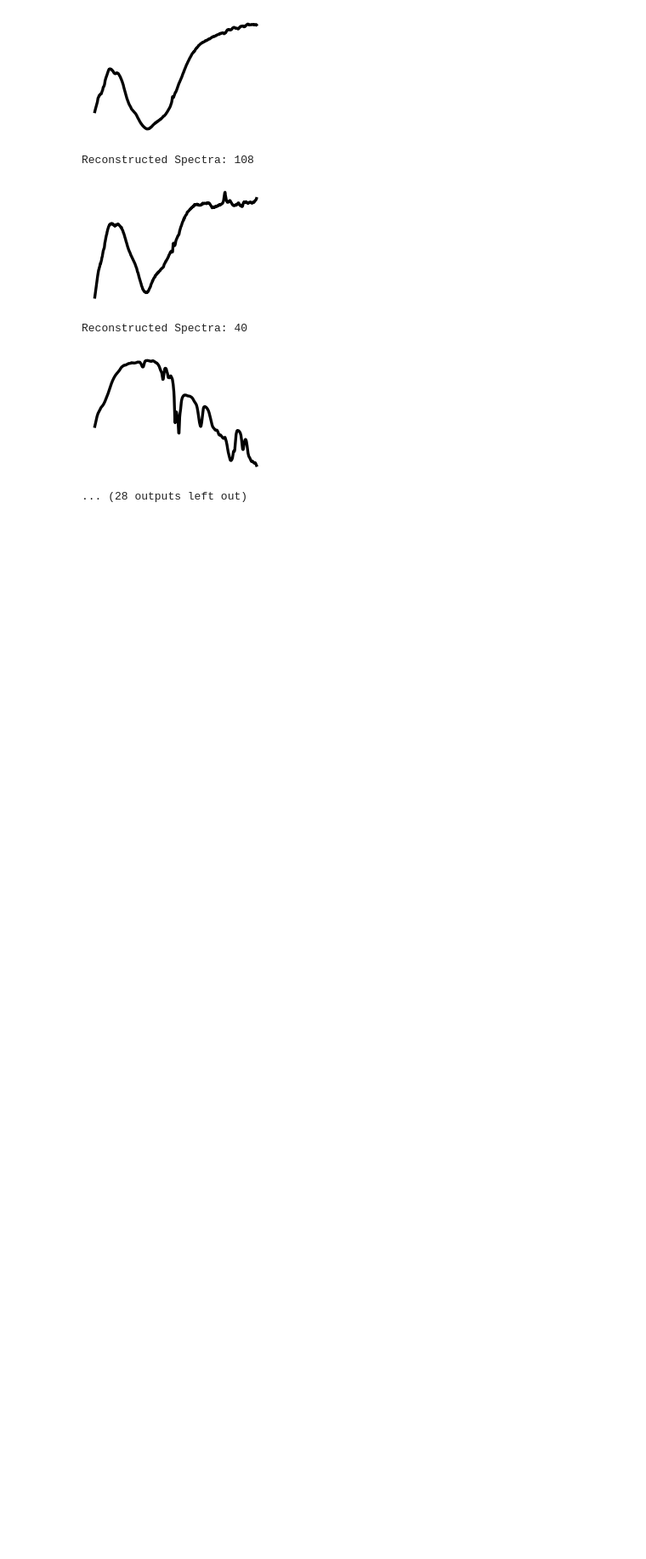
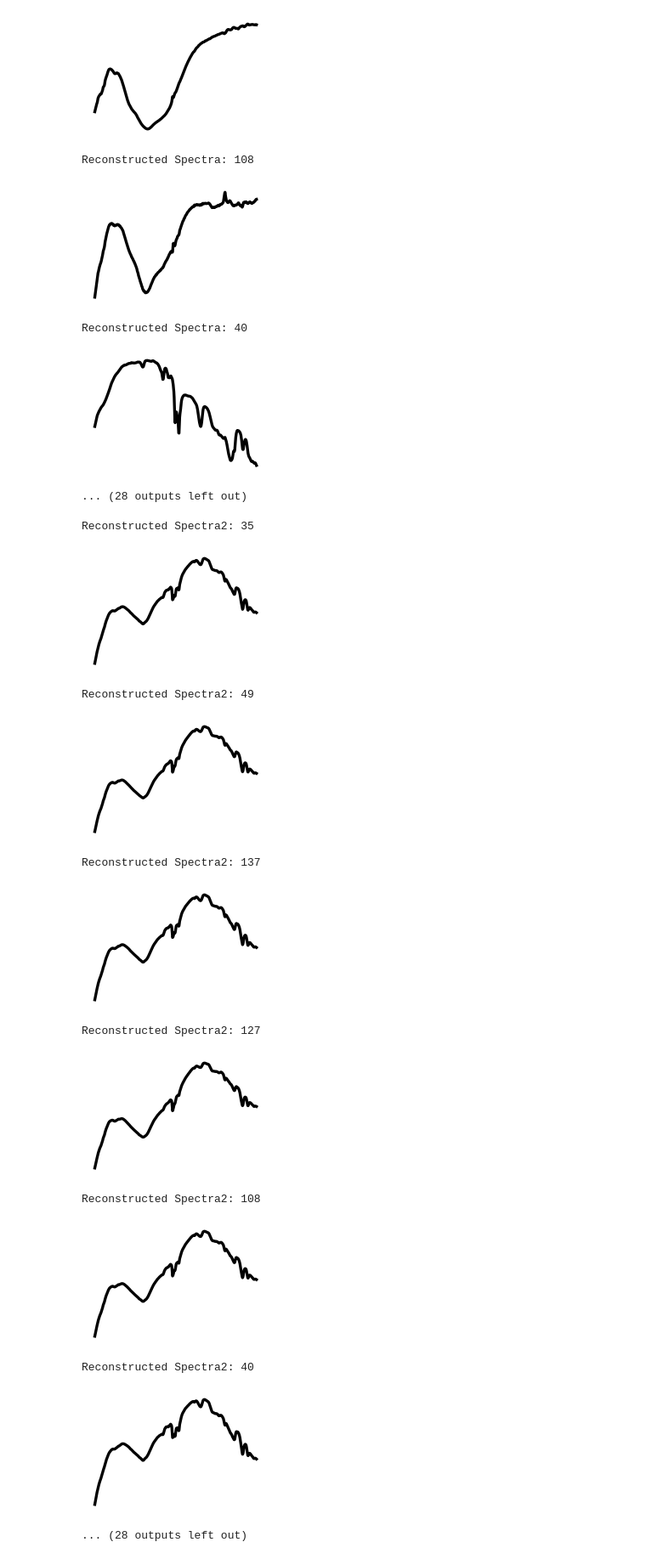
Before and after one commit to velexi-corporation/RESEARCH-2020-SpectraML, a Jupyter notebook: lab-notebook/smunukutla/2020-06-30-SAM - Dictionary Learning.ipynb, the cells around one changed output. Shown at 85% size. Drawn from its saved outputs; the diff is of its cells as text; code cells hidden in the pictures; blank space fills up the shorter version.

Commit message:
Check Coefficients of Atoms

```diff
--- a/lab-notebook/smunukutla/2020-06-30-SAM - Dictionary Learning.ipynb
+++ b/lab-notebook/smunukutla/2020-06-30-SAM - Dictionary Learning.ipynb
@@ -119,2 +182,0 @@ model2 = DictionaryLearning(n_components=10, alpha=1, transform_algorithm='thres
-# %%
-atoms2 = model2.fit_transform(spectra)
@@ -122,0 +183,3 @@ atoms2 = model2.fit_transform(spectra)
+# %%
+atoms2 = model2.components_
+print(atoms2)
@@ -221,3 +221,5 @@ reconstructed_spectra = atoms.dot(model.components_)
+# %%
+reconstructed_spectra = dictionary.dot(atoms)
 # %%
 reconstructed_spectra
 # %% [output]
@@ -266,0 +267,2 @@ reconstructed_spectra2 = atoms2.dot(model2.components_)
+# %%
+reconstructed_spectra2 = dictionary2.dot(atoms2)
@@ -353,3 +371,31 @@ Reconstructed Spectra: 108
 Reconstructed Spectra: 40
 [figure]
 ... (28 outputs left out)
+# %%
+height = 3
+width = 1.5*height
+linewidth = 4
+lst = [35, 49, 137, 127, 108, 40, 72, 33, 29, 64, 127, 11, 98, 86, 8, 74, 85, 55, 17, 61]
+for index in lst:
+    fig = plt.figure(figsize=(width, height), dpi=60)
+    plt.plot(wavelengths[0,:], reconstructed_spectra2[index,:], linewidth = linewidth, color='k')
+    plt.xticks([])
+    plt.yticks([])
+    ax = fig.axes
+    ax[0].axis('off')
+    print("Reconstructed Spectra2:", index)
+    plt.show()
+# %% [output]
+Reconstructed Spectra2: 35
+[figure, added]
+Reconstructed Spectra2: 49
+[figure, added]
+Reconstructed Spectra2: 137
+[figure, added]
+Reconstructed Spectra2: 127
+[figure, added]
+Reconstructed Spectra2: 108
+[figure, added]
+Reconstructed Spectra2: 40
+[figure, added]
+... (28 outputs left out)
```
Also changed, not shown: parts of 33 cells of this notebook, 2 other files.
